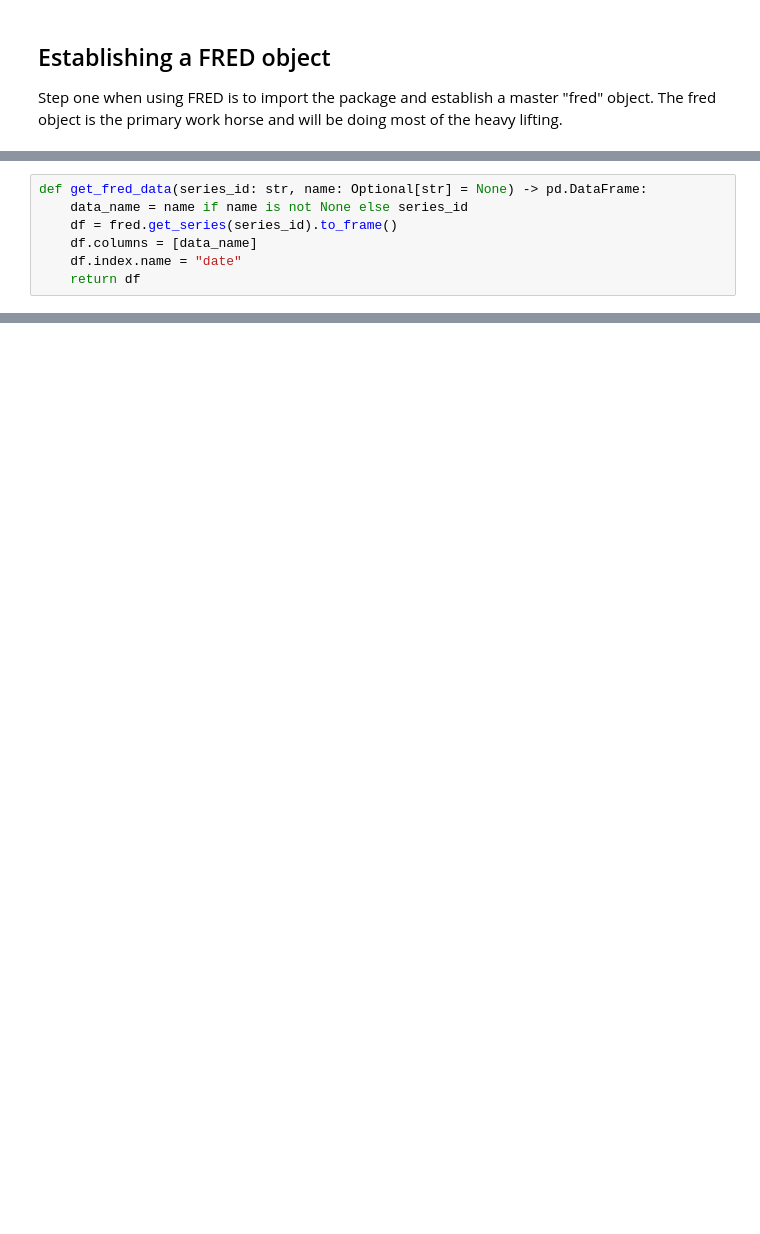
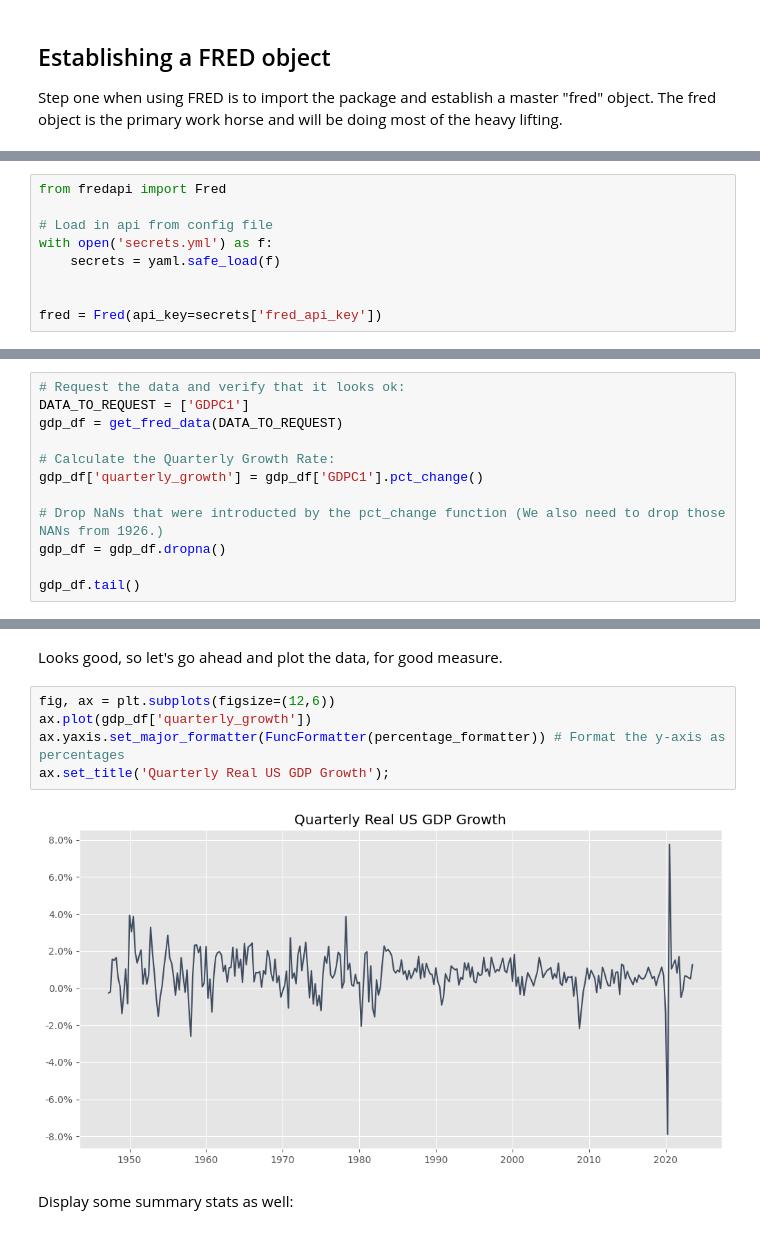
Before and after one commit to Brandt-moreThan4/Blog, a Jupyter notebook: book/content/4_FRED.ipynb, the cells around one changed output, grey strips where cells are left out. Drawn from its saved outputs; the diff is of its cells as text; blank space fills up the shorter version.

Commit message:
feat: clean up FRED notebook

```diff
--- a/book/content/4_FRED.ipynb
+++ b/book/content/4_FRED.ipynb
@@ -30,3 +55,12 @@ fred = Fred(api_key=BRANDTS_API_KEY)
+# %%
+from fredapi import Fred
+
+# Load in api from config file
+with open('secrets.yml') as f:
+    secrets = yaml.safe_load(f)
+
+
+fred = Fred(api_key=secrets['fred_api_key'])
 # %% [markdown]
 ## Requesting Data
 
@@ -68,7 +79,0 @@ gdps = fred.get_series('GDPC1')
-# %%
-def get_fred_data(series_id: str, name: Optional[str] = None) -> pd.DataFrame:
-    data_name = name if name is not None else series_id
-    df = fred.get_series(series_id).to_frame()
-    df.columns = [data_name]
-    df.index.name = "date"
-    return df
@@ -74,0 +207,12 @@ def get_fred_data(series_id: str, name: Optional[str] = None) -> pd.DataFrame:
+# %%
+# Request the data and verify that it looks ok:
+DATA_TO_REQUEST = ['GDPC1']
+gdp_df = get_fred_data(DATA_TO_REQUEST)
+
+# Calculate the Quarterly Growth Rate:
+gdp_df['quarterly_growth'] = gdp_df['GDPC1'].pct_change()
+
+# Drop NaNs that were introducted by the pct_change function (We also need to drop those NANs from 1926.)
+gdp_df = gdp_df.dropna()
+
+gdp_df.tail()
@@ -74,0 +227,11 @@ def get_fred_data(series_id: str, name: Optional[str] = None) -> pd.DataFrame:
+# %% [markdown]
+Looks good, so let's go ahead and plot the data, for good measure.
+# %%
+fig, ax = plt.subplots(figsize=(12,6))
+ax.plot(gdp_df['quarterly_growth'])
+ax.yaxis.set_major_formatter(FuncFormatter(percentage_formatter)) # Format the y-axis as percentages
+ax.set_title('Quarterly Real US GDP Growth');
+# %% [output]
+[figure, added]
+# %% [markdown]
+Display some summary stats as well:
```
Also changed, not shown: parts of 35 cells of this notebook, 1 other file.
